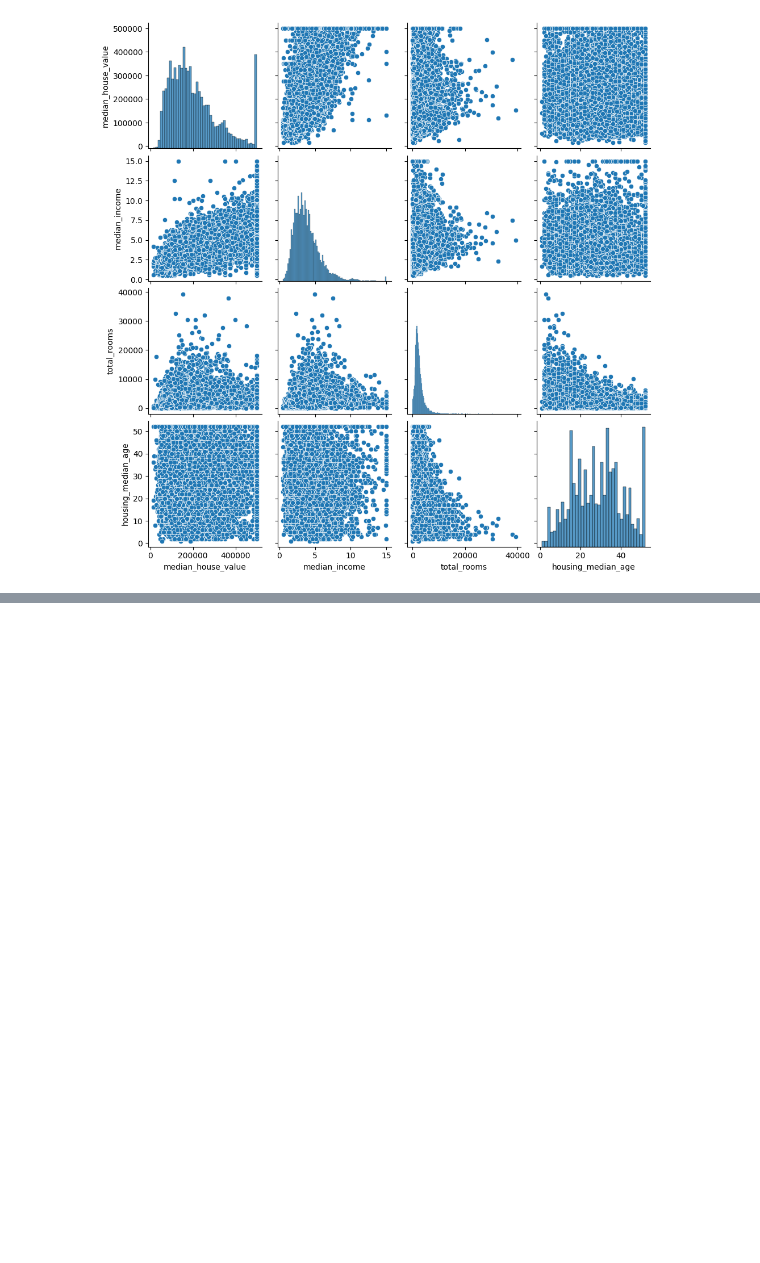
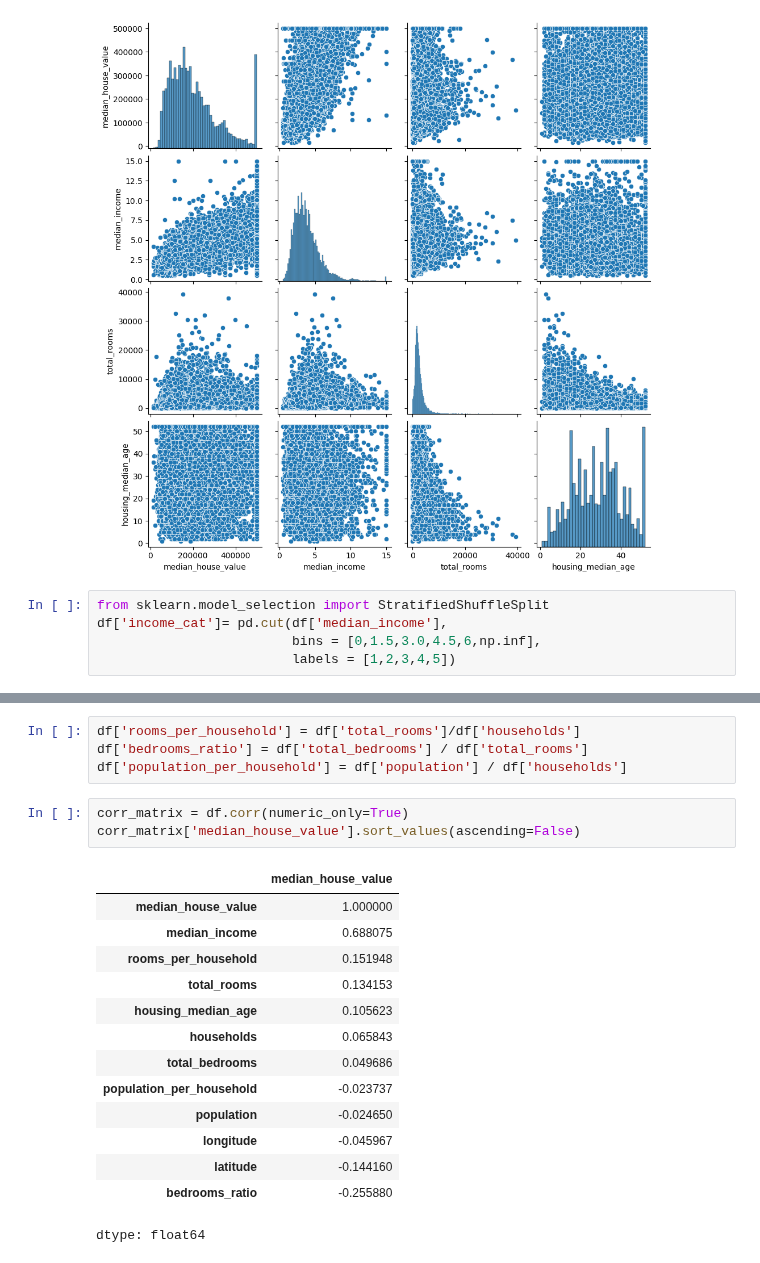
Before and after one commit to Shikaaaaaaaaa/Ahmedfathy.com, a Jupyter notebook: California_Housing_prices.ipynb, the cells around one changed output, grey strips where cells are left out. Cells and saved outputs as stored; diff of their text form; blank space fills up the shorter version.

```diff
--- a/California_Housing_prices.ipynb
+++ b/California_Housing_prices.ipynb
@@ -157,3 +157,8 @@ sns.pairplot(df[[
 # %% [output]
 <seaborn.axisgrid.PairGrid at 0x...>
 [figure]
+# %%
+from sklearn.model_selection import StratifiedShuffleSplit
+df['income_cat']= pd.cut(df['median_income'],
+                         bins = [0,1.5,3.0,4.5,6,np.inf],
+                         labels = [1,2,3,4,5])
@@ -159,0 +194,22 @@ sns.pairplot(df[[
+# %%
+df['rooms_per_household'] = df['total_rooms']/df['households']
+df['bedrooms_ratio'] = df['total_bedrooms'] / df['total_rooms']
+df['population_per_household'] = df['population'] / df['households']
+# %%
+corr_matrix = df.corr(numeric_only=True)
+corr_matrix['median_house_value'].sort_values(ascending=False)
+# %% [output]
+|  | median_house_value |
+| median_house_value | 1.000000 |
+| median_income | 0.688075 |
+| rooms_per_household | 0.151948 |
+| total_rooms | 0.134153 |
+| housing_median_age | 0.105623 |
+| households | 0.065843 |
+| total_bedrooms | 0.049686 |
+| population_per_household | -0.023737 |
+| population | -0.024650 |
+| longitude | -0.045967 |
+| latitude | -0.144160 |
+| bedrooms_ratio | -0.255880 |
+dtype: float64
```
Also changed, not shown: parts of 3 cells of this notebook.
